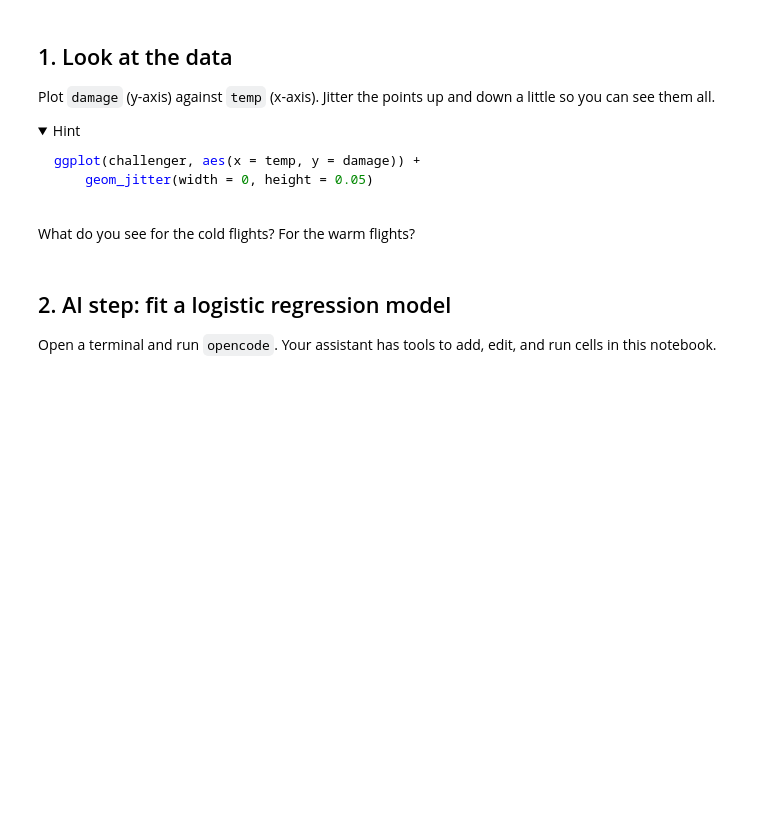
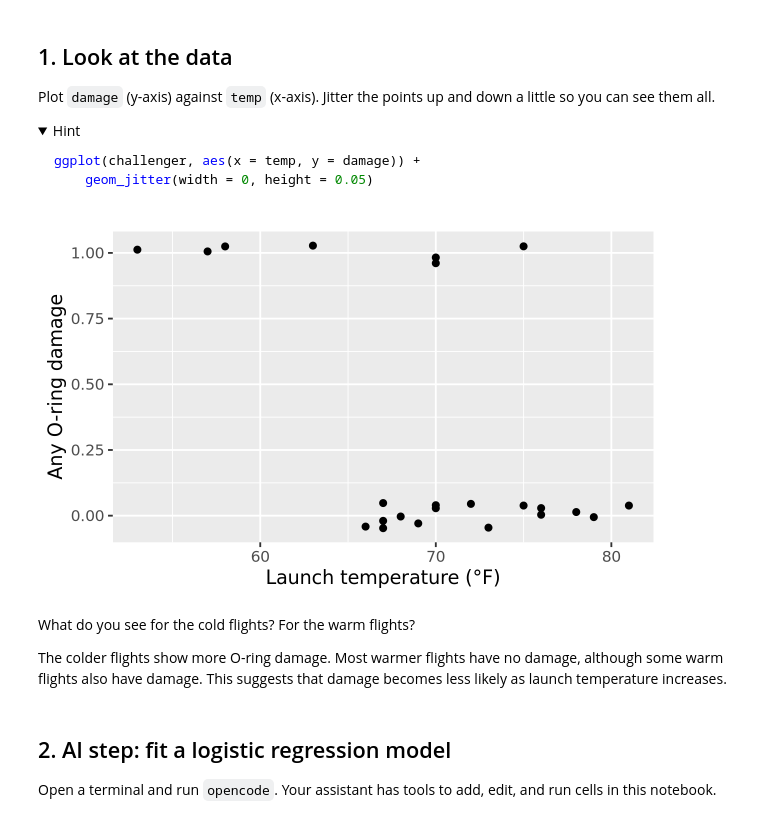
Before and after one commit to Etornamagbemabiese/codespace, a Jupyter notebook: exercises/11-challenger-exercise.ipynb, the cells around one changed output. Drawn from its saved outputs; the diff is of its cells as text; code cells hidden in the pictures; folded sections open; blank space fills up the shorter version.

````diff
--- a/exercises/11-challenger-exercise.ipynb
+++ b/exercises/11-challenger-exercise.ipynb
@@ -52,8 +56,16 @@ ggplot(challenger, aes(x = temp, y = damage)) +
 ```
 
 </details>
+# %%
+ggplot(challenger, aes(x = temp, y = damage)) +
+    geom_jitter(width = 0, height = 0.05) +
+    labs(x = 'Launch temperature (°F)', y = 'Any O-ring damage')
+# %% [output]
+[figure, added]
 # %% [markdown]
 What do you see for the cold flights? For the warm flights?
+
+The colder flights show more O-ring damage. Most warmer flights have no damage, although some warm flights also have damage. This suggests that damage becomes less likely as launch temperature increases.
 # %% [markdown]
 ## 2. AI step: fit a logistic regression model
 
````
Also changed, not shown: parts of 5 cells of this notebook, 1 other file.
